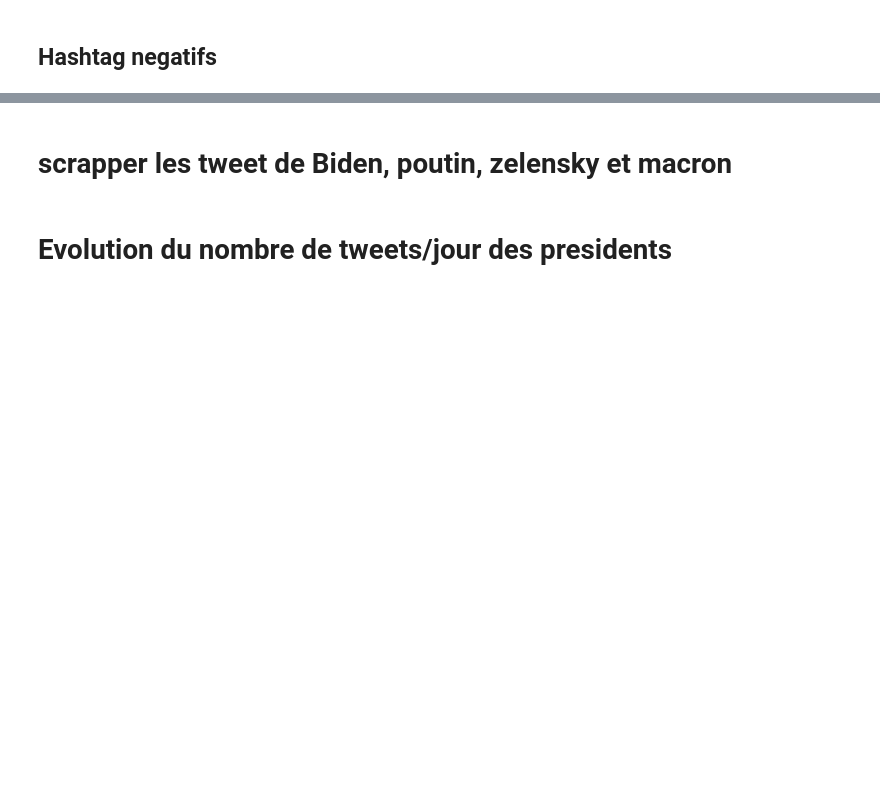
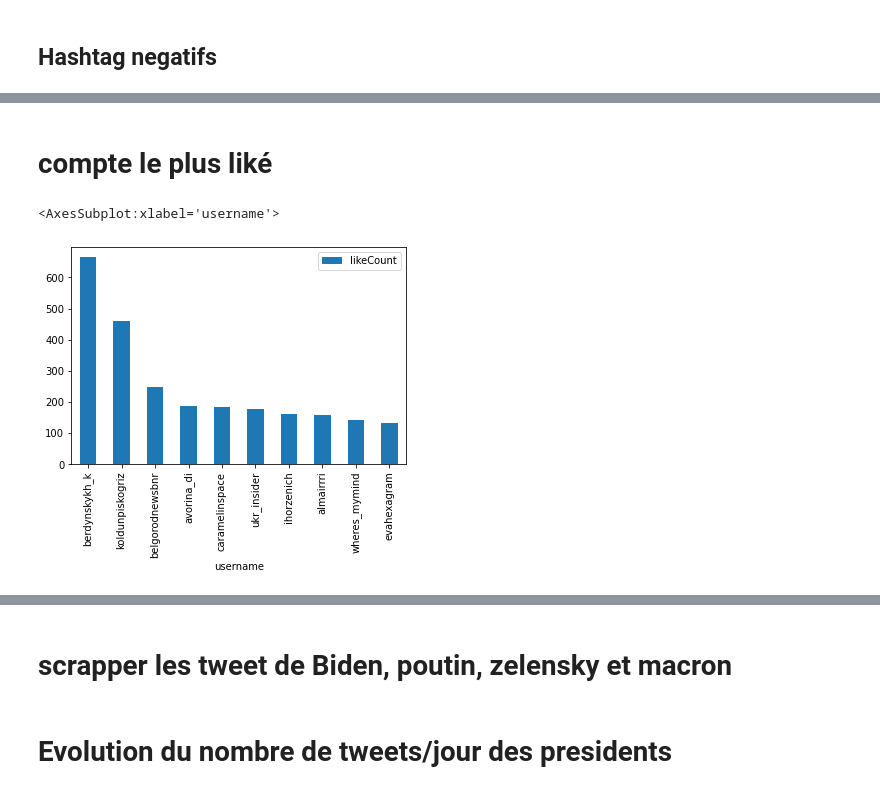
Before and after one commit to Amenay-khl/Osint, a Jupyter notebook: Osint_Uk2.ipynb, the cells around one changed output, grey strips where cells are left out. Cells and saved outputs as stored; diff of their text form; code cells hidden in the pictures; blank space fills up the shorter version.

```diff
--- a/Osint_Uk2.ipynb
+++ b/Osint_Uk2.ipynb
@@ -618,0 +738,9 @@ df_hash_negatifs.plot.bar(x='Hashtag', y='Tweets', rot=90)
+# %% [markdown]
+# compte le plus liké
+# %%
+sorted_tweets_like_ru = df_ru.sort_values(by = 'likeCount', ascending=False)
+# %%
+sorted_tweets_like_ru.head(10).plot.bar(y='likeCount',x='username')
+# %% [output]
+<AxesSubplot:xlabel='username'>
+[figure, added]
```
Also changed, not shown: parts of 55 cells of this notebook.
